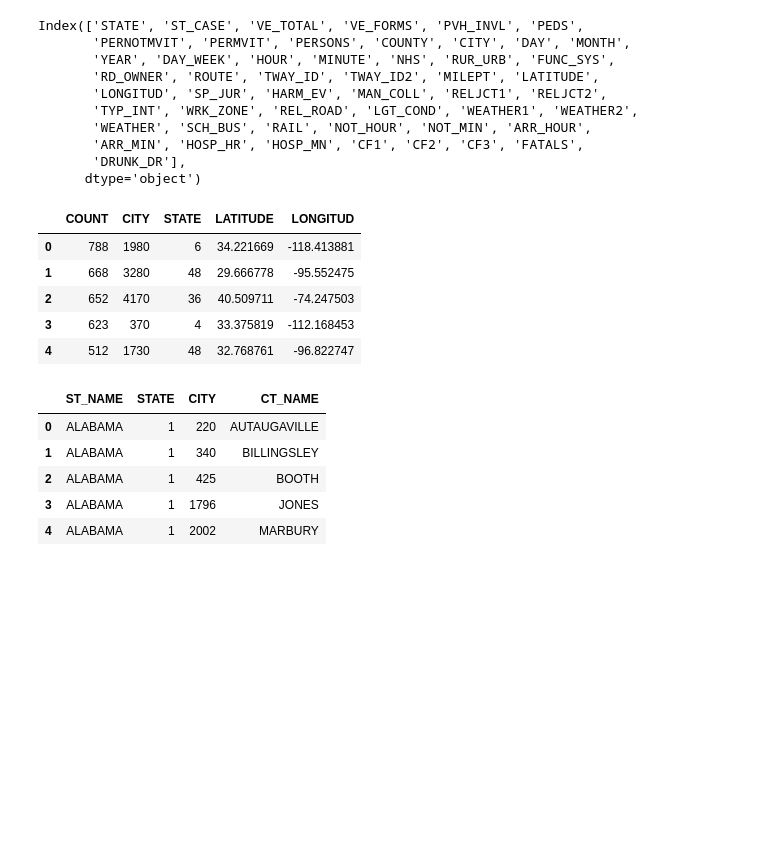
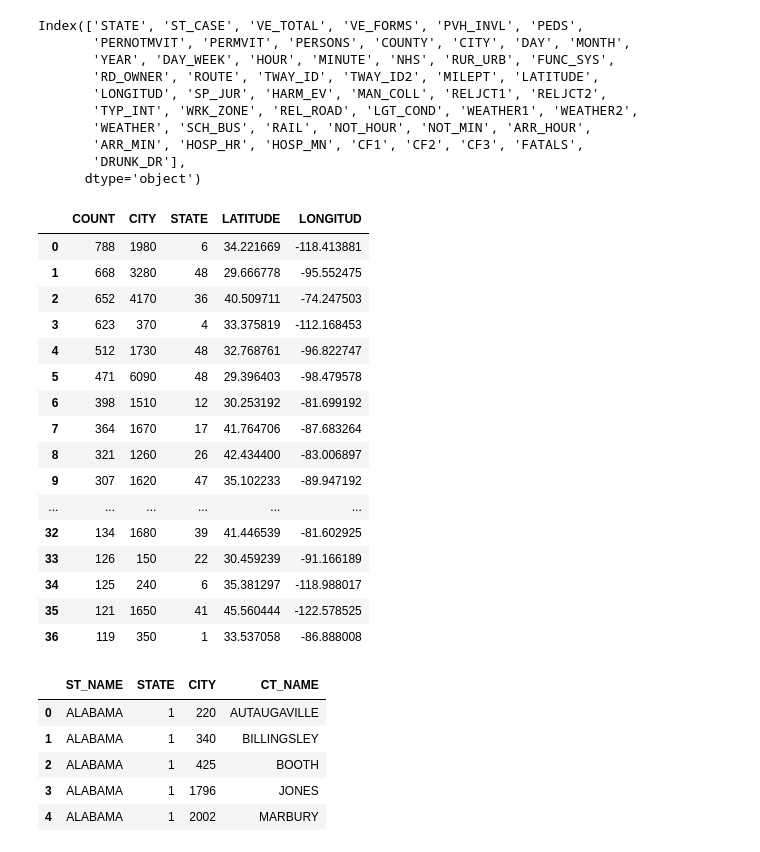
Before and after one commit to Build-Week-Safe-Routes-2/DS_Safe-Routes, a Jupyter notebook: visualizations/visualizations.ipynb, the cells around one changed output. Drawn from its saved outputs; the diff is of its cells as text; code cells hidden in the pictures; blank space fills up the shorter version.

```diff
--- a/visualizations/visualizations.ipynb
+++ b/visualizations/visualizations.ipynb
@@ -34,29 +34,42 @@ Index(['STATE', 'ST_CASE', 'VE_TOTAL', 'VE_FORMS', 'PVH_INVL', 'PEDS',
 # %%
 # create city/state/latitude/longitude dataframe
 acc_city_state = acc[['CITY', 'STATE', 'LATITUDE', 'LONGITUD']]
 
 # remove unknown cities
 acc_city_state = acc_city_state[acc_city_state['CITY'] > 0]
 acc_city_state = acc_city_state[acc_city_state['CITY'] < 9997]
 
 # remove unknown latitude/longitude
 # acc_city_state = acc_city_state[acc_city_state['LATITUDE'] < 700]
 # acc_city_state = acc_city_state[acc_city_state['LONGITUD'] < 700]
 
 # add 'COUNT' column to dataframe, counts number of CITY/STATE combinations
 acc_city_state['COUNT'] = acc_city_state.groupby(['CITY', 'STATE'])['STATE'].transform('count')
 acc_city_state = acc_city_state.sort_values(by=['COUNT'], ascending=False)
 acc_city_state = acc_city_state.groupby('COUNT').first().sort_values(by=['COUNT'], ascending=False)
 acc_city_state = acc_city_state.reset_index()
 top_100 = acc_city_state.head(100)
-top_100.head()
+
+top_100 = top_100.replace(4120, 3382)
+top_100.head(37)
 # %% [output]
 |  | COUNT | CITY | STATE | LATITUDE | LONGITUD |
 | 0 | 788 | 1980 | 6 | 34.221669 | -118.413881 |
 | 1 | 668 | 3280 | 48 | 29.666778 | -95.552475 |
 | 2 | 652 | 4170 | 36 | 40.509711 | -74.247503 |
 | 3 | 623 | 370 | 4 | 33.375819 | -112.168453 |
 | 4 | 512 | 1730 | 48 | 32.768761 | -96.822747 |
+| 5 | 471 | 6090 | 48 | 29.396403 | -98.479578 |
+| 6 | 398 | 1510 | 12 | 30.253192 | -81.699192 |
+| 7 | 364 | 1670 | 17 | 41.764706 | -87.683264 |
+| 8 | 321 | 1260 | 26 | 42.434400 | -83.006897 |
+| 9 | 307 | 1620 | 47 | 35.102233 | -89.947192 |
+| ... | ... | ... | ... | ... | ... |
+| 32 | 134 | 1680 | 39 | 41.446539 | -81.602925 |
+| 33 | 126 | 150 | 22 | 30.459239 | -91.166189 |
+| 34 | 125 | 240 | 6 | 35.381297 | -118.988017 |
+| 35 | 121 | 1650 | 41 | 45.560444 | -122.578525 |
+| 36 | 119 | 350 | 1 | 33.537058 | -86.888008 |
 # %%
 # City/State dictionary to interpret city/state geocodes
 df = pd.read_csv('/Users/ianforrest/Desktop/coding/repos/DS_Safe-Routes/visualizations/FRPP GLC United States (1).xlsx - GeoLocation_UnitedStates.csv')
```
Also changed, not shown: parts of 1 cell of this notebook, 2 other files.
